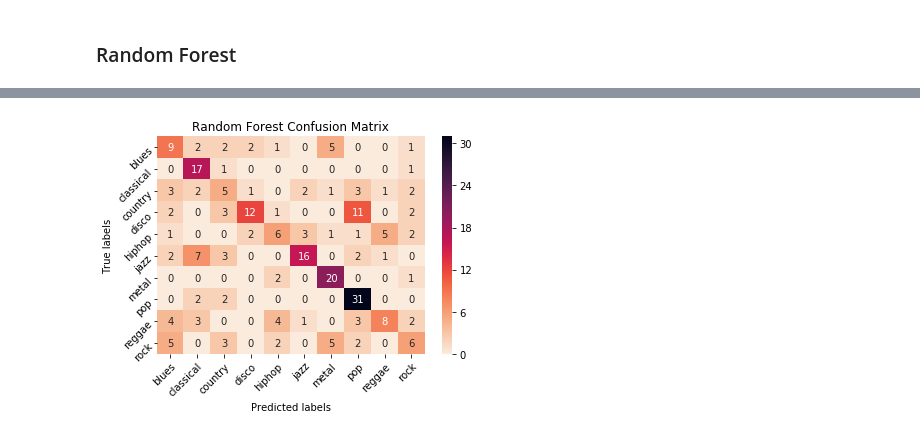
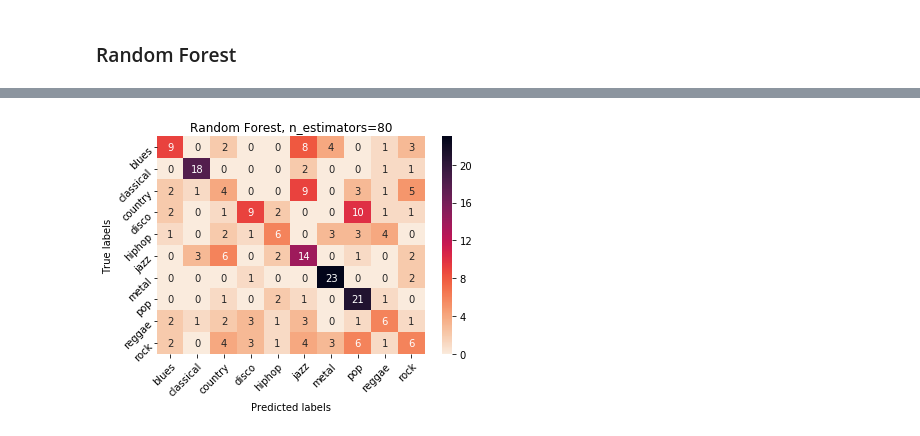
Before and after one commit to brendanyap/Genre-Classification, a Jupyter notebook: Brendan_Notebook.ipynb, the cells around one changed output, grey strips where cells are left out. Saved outputs shown, nothing was run; the diff lists cells and outputs as text; code cells hidden in the pictures.

```diff
--- a/Brendan_Notebook.ipynb
+++ b/Brendan_Notebook.ipynb
@@ -214,2 +210,0 @@ X_train, X_test, y_train, y_test = train_test_split(X, Y)
-# %%
-rf_model.fit(X_train, y_train)
@@ -223,0 +211,6 @@ RandomForestClassifier(bootstrap=True, class_weight=None, criterion='gini',
+# %%
+params_grid = [{'n_estimators': [10, 20, 40, 80], 'max_features': ['sqrt', 'log2']}]
+# %%
+rf = GridSearchCV(RandomForestClassifier(),
+                        params_grid, iid = False, cv=3)
+rf.fit(X_train, y_train)
@@ -223,0 +237,8 @@ RandomForestClassifier(bootstrap=True, class_weight=None, criterion='gini',
+# %%
+print('Best score for training data:', rf.best_score_,"\n")
+
+print('Best n_estimators:',rf.best_estimator_.n_estimators,"\n")
+
+print('Best max_features:',rf.best_estimator_.max_features,"\n")
+
+rf_model = rf.best_estimator_
@@ -250,4 +277,4 @@ weighted avg       0.53      0.52      0.50       250
 # %%
-plot_confusion_matrix(y_test, rf_predictions, 'Random Forest')
+plot_confusion_matrix(y_test, rf_predictions, f'Random Forest, n_estimators={rf.best_estimator_.n_estimators}')
 # %% [output]
-[figure, old version]
+[figure, new version]
```
Also changed, not shown: parts of 41 cells of this notebook.
